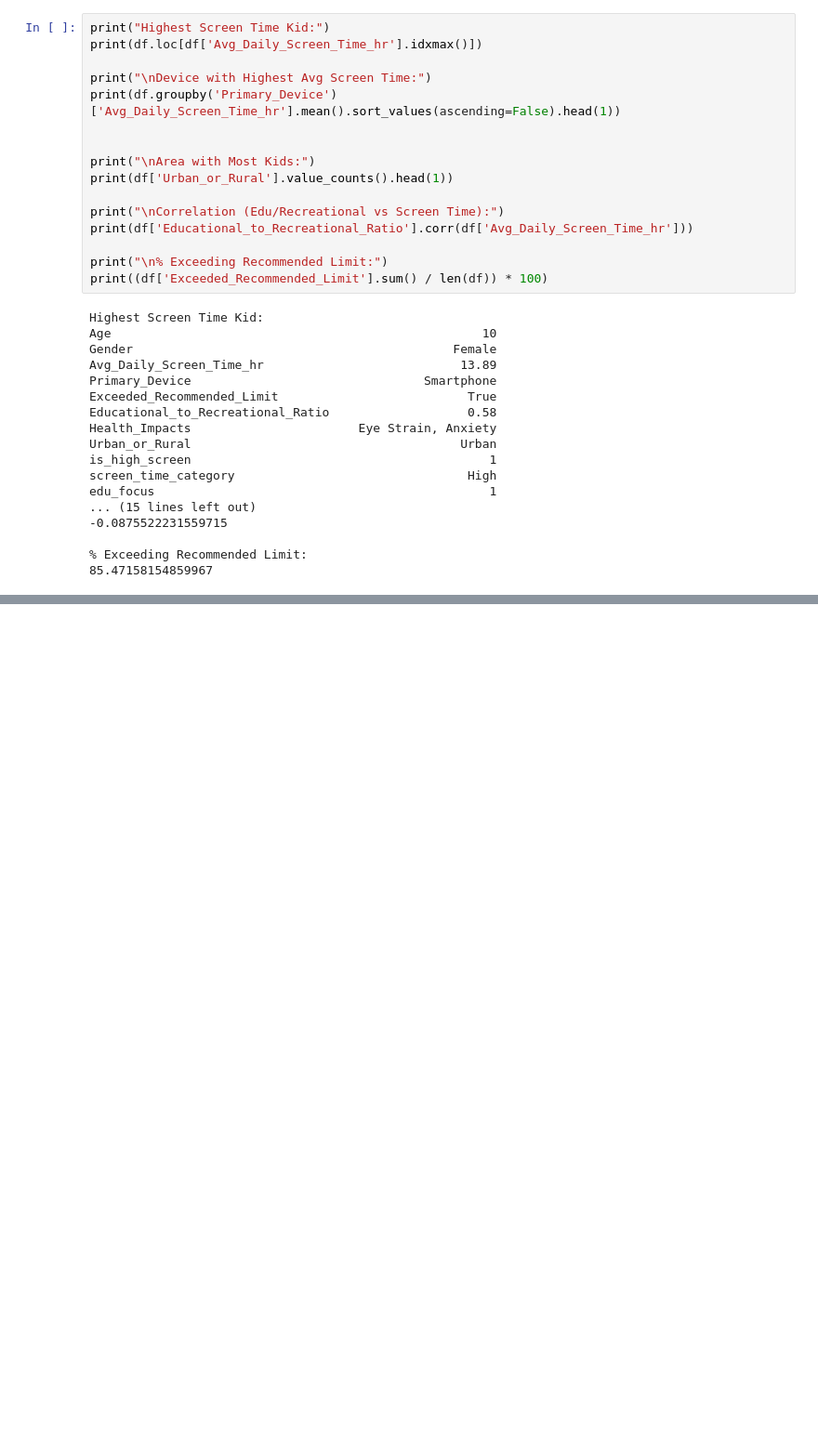
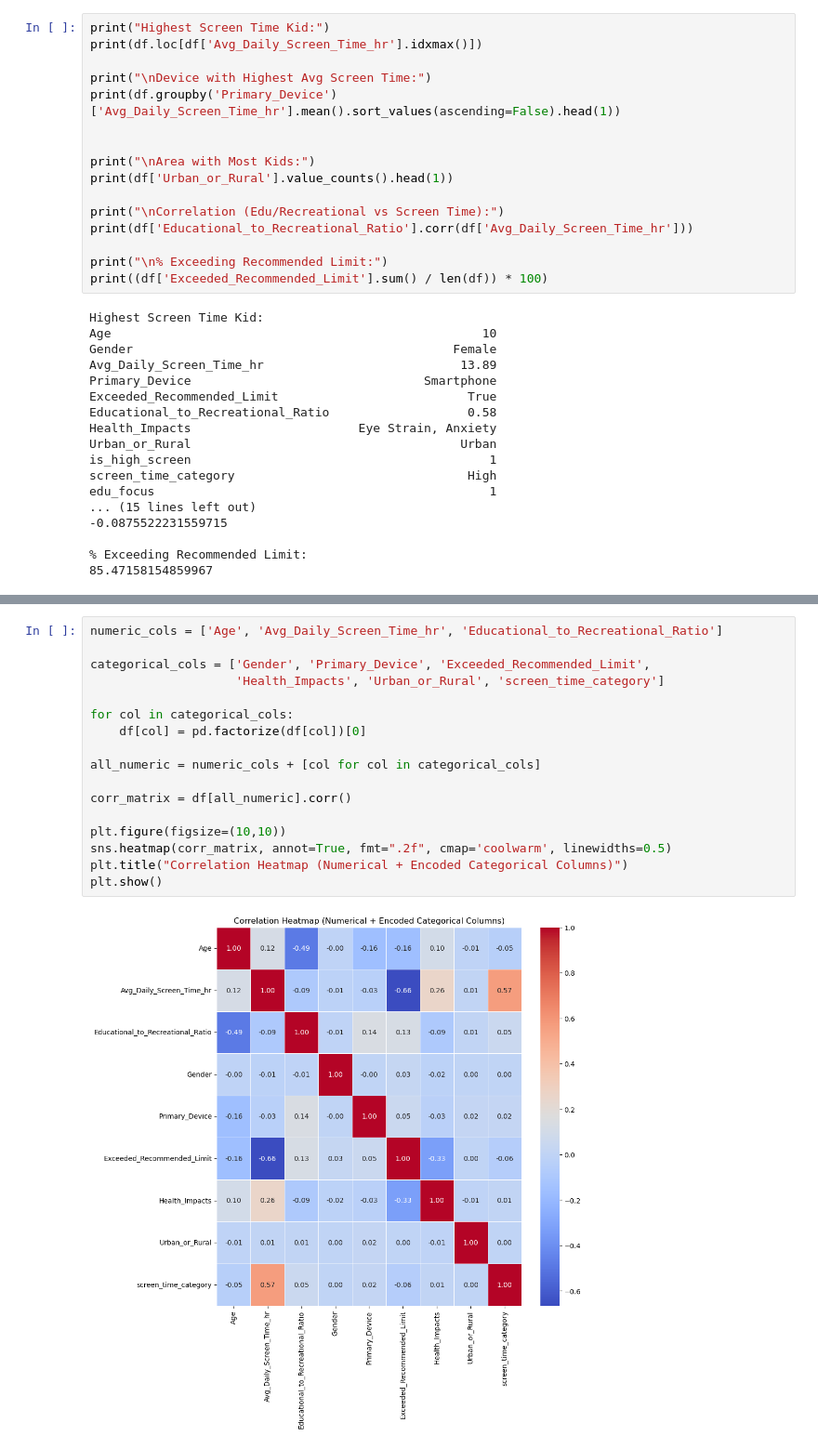
Before and after one commit to Nandhanaa-Mathesvaran/kids-screentime, a Jupyter notebook: SEP30.ipynb, the cells around one changed output, grey strips where cells are left out. Shown: that part at 93% size. Saved outputs shown, nothing was run; the diff lists cells and outputs as text; blank space fills up the shorter version.

```diff
--- a/SEP30.ipynb
+++ b/SEP30.ipynb
@@ -353,0 +419,19 @@ edu_focus                                              1
+# %%
+numeric_cols = ['Age', 'Avg_Daily_Screen_Time_hr', 'Educational_to_Recreational_Ratio']
+
+categorical_cols = ['Gender', 'Primary_Device', 'Exceeded_Recommended_Limit',
+                    'Health_Impacts', 'Urban_or_Rural', 'screen_time_category']
+
+for col in categorical_cols:
+    df[col] = pd.factorize(df[col])[0]
+
+all_numeric = numeric_cols + [col for col in categorical_cols]
+
+corr_matrix = df[all_numeric].corr()
+
+plt.figure(figsize=(10,10))
+sns.heatmap(corr_matrix, annot=True, fmt=".2f", cmap='coolwarm', linewidths=0.5)
+plt.title("Correlation Heatmap (Numerical + Encoded Categorical Columns)")
+plt.show()
+# %% [output]
+[figure, added]
```
Also changed, not shown: parts of 4 cells of this notebook.
